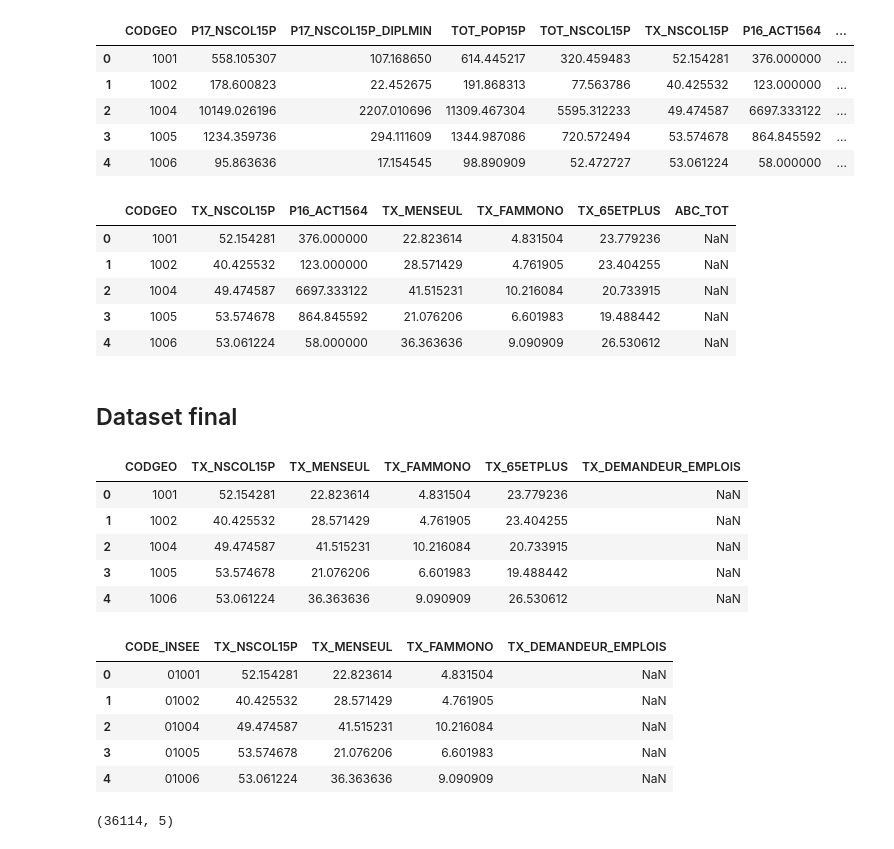
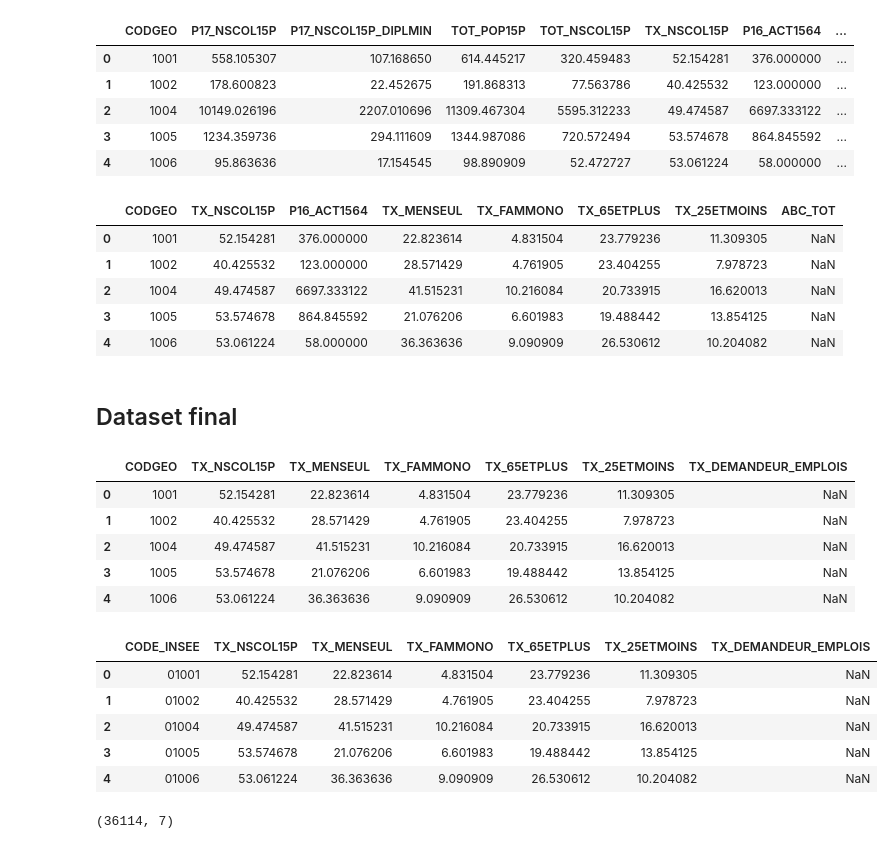
Before and after one commit to dataforgoodfr/batch8_mednum, a Jupyter notebook: notebooks/IFN_var_scol_menage_demandeEmplois.ipynb, the cells around one changed output. Cells and saved outputs as stored; diff of their text form; code cells hidden in the pictures.

```diff
--- a/notebooks/IFN_var_scol_menage_demandeEmplois.ipynb
+++ b/notebooks/IFN_var_scol_menage_demandeEmplois.ipynb
@@ -32,10 +32,11 @@ compo_menage.shape
 # %% [output]
 (35000, 238)
 # %%
-compo_menage = compo_menage[['CODGEO','C17_MEN', 'C17_MENPSEUL', 'C17_MENFAMMONO', 'P17_POP15P','P17_POP6579', 'P17_POP80P']]
+compo_menage = compo_menage[['CODGEO','C17_MEN', 'C17_MENPSEUL', 'C17_MENFAMMONO', 'P17_POP15P','P17_POP6579', 'P17_POP80P', 'P17_POP1519', 'P17_POP2024']]
 compo_menage['TX_MENSEUL'] = (compo_menage['C17_MENPSEUL'] / compo_menage['C17_MEN']) * 100
 compo_menage['TX_FAMMONO'] = (compo_menage['C17_MENFAMMONO'] / compo_menage['C17_MEN']) * 100
 compo_menage['TX_65ETPLUS'] = ((compo_menage['P17_POP6579'] + compo_menage['P17_POP80P']) / compo_menage['P17_POP15P']) * 100
+compo_menage['TX_25ETMOINS']= ((compo_menage['P17_POP1519'] + compo_menage['P17_POP2024']) / compo_menage['P17_POP15P']) * 100
 # %%
 compo_menage.head()
 # %% [output]
@@ -141,6 +140,6 @@ df1.head()
 # %% [markdown]
 On supprime les colonnes qui ne seront pas nécessaires à la suite du traitement.
 # %%
-df1 = df1.drop(columns=['C17_MEN', 'C17_MENPSEUL', 'C17_MENFAMMONO', 'P17_POP15P','P17_POP6579', 'P17_POP80P','ABC_25', 'ABC_2649', 'ABC_50'])
+df1 = df1.drop(columns=['C17_MEN', 'C17_MENPSEUL', 'C17_MENFAMMONO', 'P17_POP15P','P17_POP6579', 'P17_POP80P','ABC_25', 'ABC_2649', 'ABC_50', 'P17_POP1519', 'P17_POP2024'])
 df1.head()
 # %% [output]
@@ -197,9 +194,9 @@ df2.head()
 df2 = df2.drop(columns = ['P17_NSCOL15P','P17_NSCOL15P_DIPLMIN', 'TOT_POP15P', 'TOT_NSCOL15P'])
 df2.head()
 # %% [output]
-|  | CODGEO | TX_NSCOL15P | P16_ACT1564 | TX_MENSEUL | TX_FAMMONO | TX_65ETPLUS | ABC_TOT |
-| 0 | 1001 | 52.154281 | 376.000000 | 22.823614 | 4.831504 | 23.779236 | NaN |
-| 1 | 1002 | 40.425532 | 123.000000 | 28.571429 | 4.761905 | 23.404255 | NaN |
-| 2 | 1004 | 49.474587 | 6697.333122 | 41.515231 | 10.216084 | 20.733915 | NaN |
-| 3 | 1005 | 53.574678 | 864.845592 | 21.076206 | 6.601983 | 19.488442 | NaN |
-| 4 | 1006 | 53.061224 | 58.000000 | 36.363636 | 9.090909 | 26.530612 | NaN |
+|  | CODGEO | TX_NSCOL15P | P16_ACT1564 | TX_MENSEUL | TX_FAMMONO | TX_65ETPLUS | TX_25ETMOINS | ABC_TOT |
+| 0 | 1001 | 52.154281 | 376.000000 | 22.823614 | 4.831504 | 23.779236 | 11.309305 | NaN |
+| 1 | 1002 | 40.425532 | 123.000000 | 28.571429 | 4.761905 | 23.404255 | 7.978723 | NaN |
+| 2 | 1004 | 49.474587 | 6697.333122 | 41.515231 | 10.216084 | 20.733915 | 16.620013 | NaN |
+| 3 | 1005 | 53.574678 | 864.845592 | 21.076206 | 6.601983 | 19.488442 | 13.854125 | NaN |
+| 4 | 1006 | 53.061224 | 58.000000 | 36.363636 | 9.090909 | 26.530612 | 10.204082 | NaN |
@@ -216,12 +211,12 @@ data['TX_DEMANDEUR_EMPLOIS'] = (data['ABC_TOT']/data['P16_ACT1564'])*100
 data = data.drop(columns=['ABC_TOT', 'P16_ACT1564'])
 data.head()
 # %% [output]
-|  | CODGEO | TX_NSCOL15P | TX_MENSEUL | TX_FAMMONO | TX_65ETPLUS | TX_DEMANDEUR_EMPLOIS |
-| 0 | 1001 | 52.154281 | 22.823614 | 4.831504 | 23.779236 | NaN |
-| 1 | 1002 | 40.425532 | 28.571429 | 4.761905 | 23.404255 | NaN |
-| 2 | 1004 | 49.474587 | 41.515231 | 10.216084 | 20.733915 | NaN |
-| 3 | 1005 | 53.574678 | 21.076206 | 6.601983 | 19.488442 | NaN |
-| 4 | 1006 | 53.061224 | 36.363636 | 9.090909 | 26.530612 | NaN |
+|  | CODGEO | TX_NSCOL15P | TX_MENSEUL | TX_FAMMONO | TX_65ETPLUS | TX_25ETMOINS | TX_DEMANDEUR_EMPLOIS |
+| 0 | 1001 | 52.154281 | 22.823614 | 4.831504 | 23.779236 | 11.309305 | NaN |
+| 1 | 1002 | 40.425532 | 28.571429 | 4.761905 | 23.404255 | 7.978723 | NaN |
+| 2 | 1004 | 49.474587 | 41.515231 | 10.216084 | 20.733915 | 16.620013 | NaN |
+| 3 | 1005 | 53.574678 | 21.076206 | 6.601983 | 19.488442 | 13.854125 | NaN |
+| 4 | 1006 | 53.061224 | 36.363636 | 9.090909 | 26.530612 | 10.204082 | NaN |
 # %%
 # boucle pour ajouter un 0 au début des codes insee de 4 chiffres
 codgeo = []
@@ -233,19 +228,19 @@ data["CODE_INSEE"] = codgeo
 # %%
 data.drop("CODGEO", axis = 1, inplace = True)
 # %%
-data = data[['CODE_INSEE', 'TX_NSCOL15P', 'TX_MENSEUL', 'TX_FAMMONO', 'TX_DEMANDEUR_EMPLOIS']]
+data = data[['CODE_INSEE', 'TX_NSCOL15P', 'TX_MENSEUL', 'TX_FAMMONO', 'TX_65ETPLUS', 'TX_25ETMOINS','TX_DEMANDEUR_EMPLOIS']]
 data.head()
 # %% [output]
-|  | CODE_INSEE | TX_NSCOL15P | TX_MENSEUL | TX_FAMMONO | TX_DEMANDEUR_EMPLOIS |
-| 0 | 01001 | 52.154281 | 22.823614 | 4.831504 | NaN |
-| 1 | 01002 | 40.425532 | 28.571429 | 4.761905 | NaN |
-| 2 | 01004 | 49.474587 | 41.515231 | 10.216084 | NaN |
-| 3 | 01005 | 53.574678 | 21.076206 | 6.601983 | NaN |
-| 4 | 01006 | 53.061224 | 36.363636 | 9.090909 | NaN |
+|  | CODE_INSEE | TX_NSCOL15P | TX_MENSEUL | TX_FAMMONO | TX_65ETPLUS | TX_25ETMOINS | TX_DEMANDEUR_EMPLOIS |
+| 0 | 01001 | 52.154281 | 22.823614 | 4.831504 | 23.779236 | 11.309305 | NaN |
+| 1 | 01002 | 40.425532 | 28.571429 | 4.761905 | 23.404255 | 7.978723 | NaN |
+| 2 | 01004 | 49.474587 | 41.515231 | 10.216084 | 20.733915 | 16.620013 | NaN |
+| 3 | 01005 | 53.574678 | 21.076206 | 6.601983 | 19.488442 | 13.854125 | NaN |
+| 4 | 01006 | 53.061224 | 36.363636 | 9.090909 | 26.530612 | 10.204082 | NaN |
 # %%
 dir = '/content/drive/My Drive/Data4Good/8_Mednum/'
 data.to_csv(f'{dir}data_scol_menage_demandeurEmplois.csv')
 # %%
 data.shape
 # %% [output]
-(36114, 5)
+(36114, 7)
```
Also changed, not shown: parts of 7 cells of this notebook.
